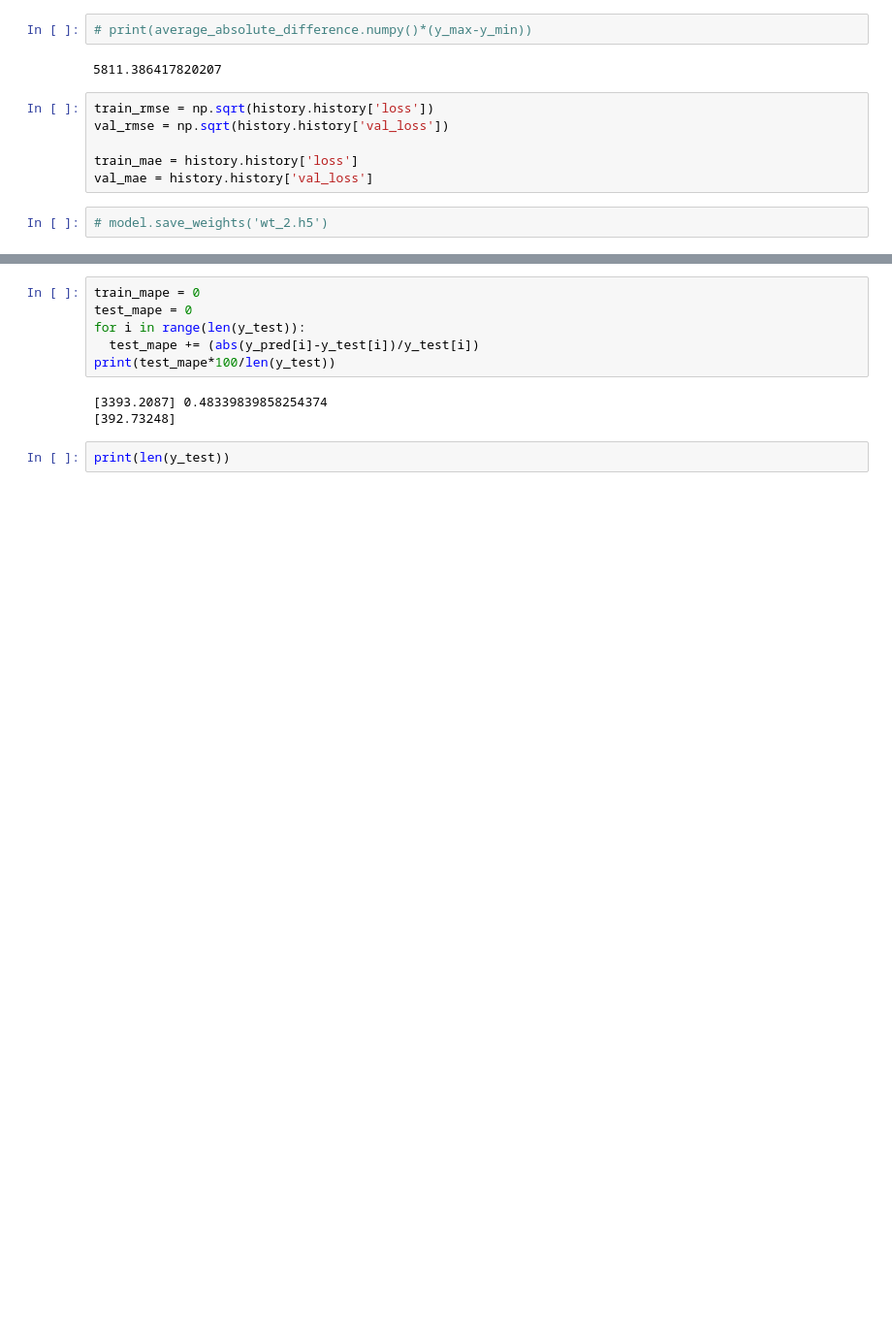
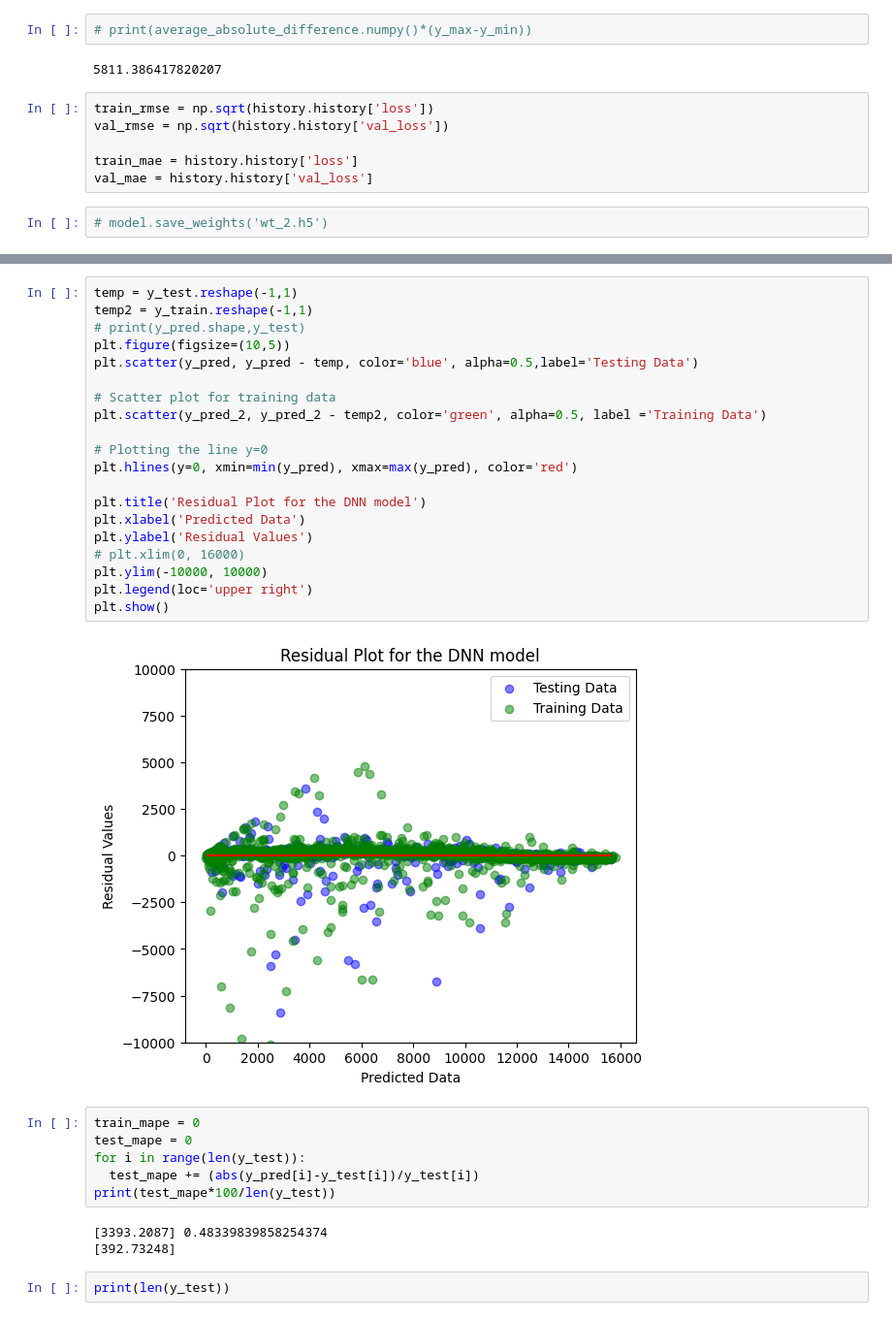
Before and after one commit to Hritik003/Optimization-of-OWC-using-ML-models, a Jupyter notebook: DNN.ipynb, the cells around one changed output, grey strips where cells are left out. Shown: that part at 97% size. Cells and saved outputs as stored; diff of their text form; blank space fills up the shorter version.

```diff
--- a/DNN.ipynb
+++ b/DNN.ipynb
@@ -275,3 +300,25 @@ plt.show()
+# %%
+temp = y_test.reshape(-1,1)
+temp2 = y_train.reshape(-1,1)
+# print(y_pred.shape,y_test)
+plt.figure(figsize=(10,5))
+plt.scatter(y_pred, y_pred - temp, color='blue', alpha=0.5,label='Testing Data')
+
+# Scatter plot for training data
+plt.scatter(y_pred_2, y_pred_2 - temp2, color='green', alpha=0.5, label ='Training Data')
+
+# Plotting the line y=0
+plt.hlines(y=0, xmin=min(y_pred), xmax=max(y_pred), color='red')
+
+plt.title('Residual Plot for the DNN model')
+plt.xlabel('Predicted Data')
+plt.ylabel('Residual Values')
+# plt.xlim(0, 16000)
+plt.ylim(-10000, 10000)
+plt.legend(loc='upper right')
+plt.show()
+# %% [output]
+[figure, added]
 # %%
 train_mape = 0
 test_mape = 0
```
Also changed, not shown: parts of 21 cells of this notebook.
